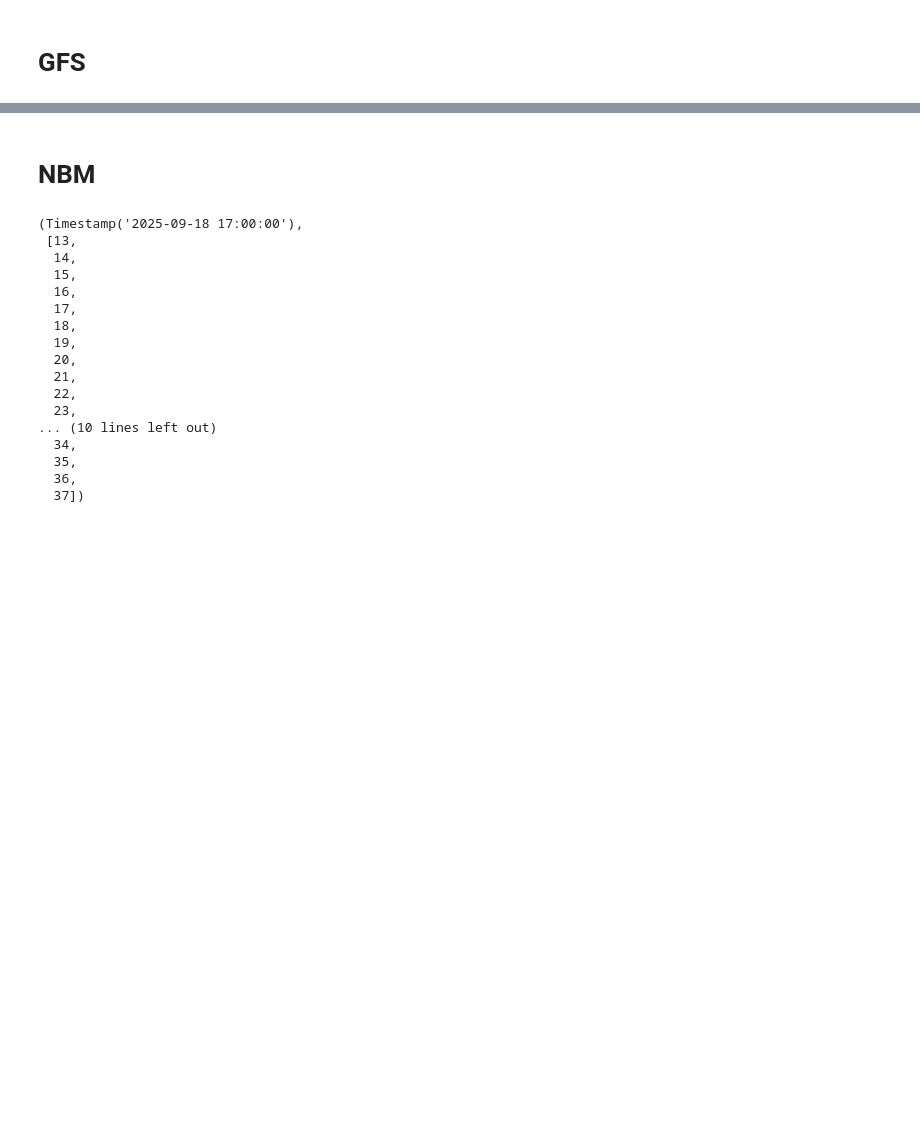
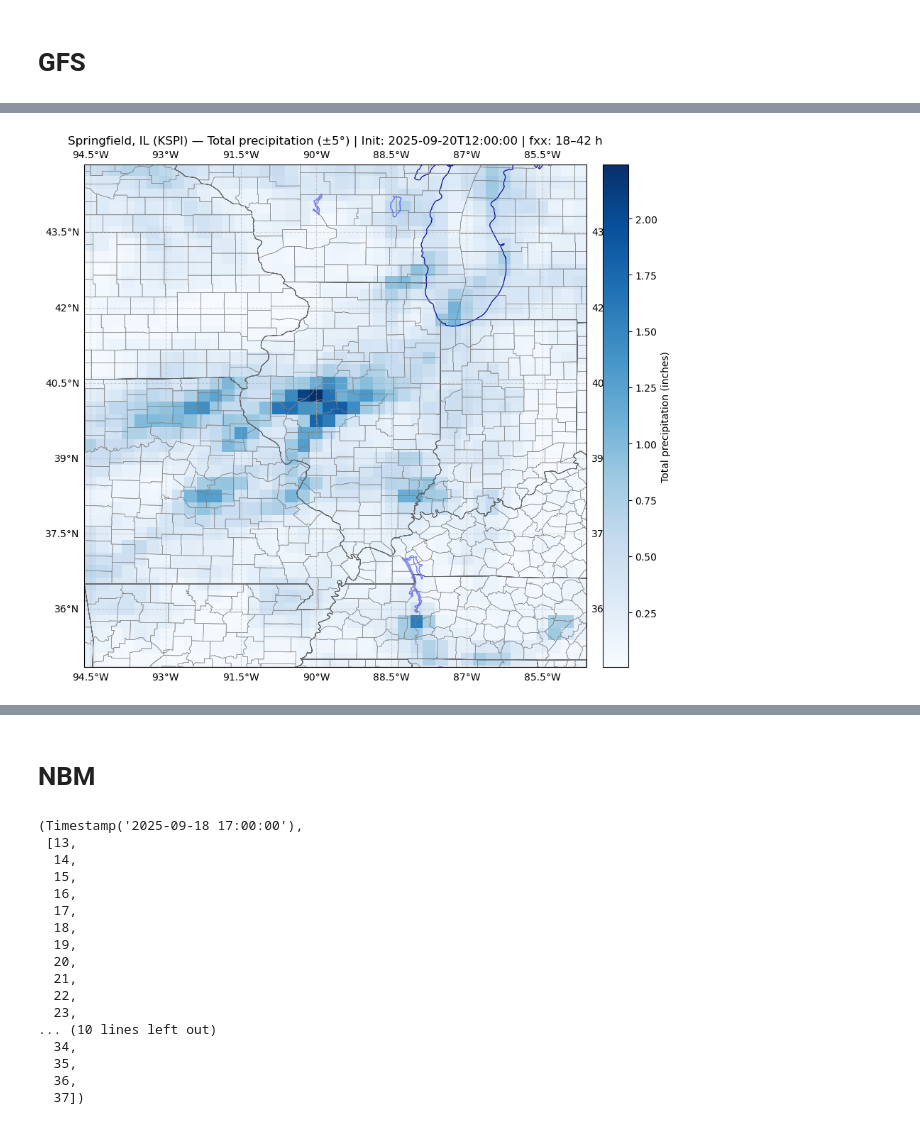
Before and after one commit to jameslarsonclimate/website, a Jupyter notebook: weather-forecasts/getForecast_wxChallenge-pushGitHub-experimental.ipynb, the cells around one changed output, grey strips where cells are left out. Drawn from its saved outputs; the diff is of its cells as text; code cells hidden in the pictures; blank space fills up the shorter version.

```diff
--- a/weather-forecasts/getForecast_wxChallenge-pushGitHub-experimental.ipynb
+++ b/weather-forecasts/getForecast_wxChallenge-pushGitHub-experimental.ipynb
@@ -166,7 +232,7 @@ warnings.filterwarnings("ignore", message="Engine 'gini' loading failed.*", cate
 cityName = 'Kansas City, MO (KMCI)'
 points = pd.DataFrame({"longitude": [-94.711], "latitude": [39.301]})
 cityName = 'Springfield, IL (KSPI)'
-points = pd.DataFrame({"longitude": [-89.6167], "latitude": [39.8442]})'
+points = pd.DataFrame({"longitude": [-89.6167], "latitude": [39.8442]})
 
 
 # ISO timestamp (UTC) for metadata and git commit message
@@ -180,11 +246,11 @@ init_gfs = get_latest_forecast_cycle(model="GFS")
 fxx_gfs = calculate_forecast_range(init_gfs, model="GFS")
 
 # request fields (product string may vary by deployment; adjust if needed)
-H = FastHerbie([init_gfs], model="gfs", product="pgrb2.0p25", fxx=fxx_gfs)
+H_gfs = FastHerbie([init_gfs], model="gfs", product="pgrb2.0p25", fxx=fxx_gfs)
 
 # 2 m temperature -> convert K to °F
-t2m_gfs = H.xarray("TMP:2 m above", backend_kwargs={'decode_times': False}
-                ).herbie.pick_points(points, method="nearest")['t2m'].sel(point=0)[1:]  # skip first timestep which is included for precip only
+t2m_gfs = H_gfs.xarray("TMP:2 m above", backend_kwargs={'decode_times': False}
+                ).herbie.pick_points(points, method="nearest")['t2m'].sel(point=0)
 t2m_f = (t2m_gfs - 273.15) * 9.0/5.0 + 32.0
 tmax_gfs = float(t2m_f.max().values)
 tmin_gfs = float(t2m_f.min().values)
@@ -192,10 +258,10 @@ init_times_gfs = convert_time_to_datetime64(t2m_gfs.time.values)
 valid_times_gfs = convert_time_to_datetime64(t2m_gfs.valid_time.values)
 
 # wind components -> magnitude (m/s -> kt)
-u10 = H.xarray("UGRD:10 m above ground", backend_kwargs={'decode_times': False}
-                ).herbie.pick_points(points, method="nearest")['u10'][1:]  # skip first timestep which is included for precip only
-v10 = H.xarray("VGRD:10 m above ground", backend_kwargs={'decode_times': False}
-                ).herbie.pick_points(points, method="nearest")['v10'][1:]  # skip first timestep which is included for precip only
+u10 = H_gfs.xarray("UGRD:10 m above ground", backend_kwargs={'decode_times': False}
+                ).herbie.pick_points(points, method="nearest")['u10']
+v10 = H_gfs.xarray("VGRD:10 m above ground", backend_kwargs={'decode_times': False}
+                ).herbie.pick_points(points, method="nearest")['v10']
 wind_max_gfs = float((np.sqrt(u10**2 + v10**2)).max().values) * 1.94384
 
 # total precipitation (sum over steps) -> convert mm -> inches
@@ -203,12 +269,12 @@ wind_max_gfs = float((np.sqrt(u10**2 + v10**2)).max().values) * 1.94384
 #                 ).herbie.pick_points(points, method="nearest")['tp'].sel(point=0)
 # precip_in = float(tp.sum().values) * 0.0393701
 # Total precipitation from APCP (convert mm -> in); compute 24h accumulation as in prior script
-tp_gfs = H.xarray(":APCP:surface:0-*", backend_kwargs={'decode_times': False}
+tp_gfs = H_gfs.xarray(":APCP:surface:0-*", backend_kwargs={'decode_times': False}
                         ).herbie.pick_points(points, method="nearest")['tp'].sel(point=0)
 tp_gfs = tp_gfs * 0.0393701   # mm -> inches (1 mm -> 0.0393701 in)
 
 # Subtract first timestep to get accumulation over the requested period (as in original)
-tp_gfs = tp_gfs[1:] - tp_gfs[0]
+tp_gfs = tp_gfs - tp_gfs[0]
 precip_gfs = float(tp_gfs.max().values)
 # %% [output]
 Fetching GFS data...
@@ -228,2 +398,64 @@ tp_gfs.plot()
 # %%
+import matplotlib.pyplot as plt
+import cartopy.crs as ccrs
+import cartopy.feature as cfeature
+from cartopy.io import shapereader as shpreader
+
+# Fetch gridded total precipitation for the same steps, sum over the steps and plot a subset +/-5° around the point
+ds_tp = H_gfs.xarray(":APCP:surface:0-*", backend_kwargs={'decode_times': False}
+                        )
+da_tp = ds_tp['tp'][-1]
+
+# Sum accumulated precipitation over the step dimension to get total (units: meters)
+da_total_in = da_tp * 0.0393701 # Convert meters -> inches
+
+# Center from points dataframe
+center_lon = float(points.longitude.iloc[0])
+center_lat = float(points.latitude.iloc[0])
+lon0, lon1 = center_lon - 5.0, center_lon + 5.0
+lat0, lat1 = center_lat - 5.0, center_lat + 5.0
+
+# Normalize longitude to -180..180 if needed
+if da_total_in.longitude.max() > 180:
+    lons = ((da_total_in.longitude + 180) % 360) - 180
+    da_total_in = da_total_in.assign_coords(longitude=lons).sortby('longitude')
+
+# Subset using boolean indexing to avoid issues with coordinate ordering
+da_sel = da_total_in.where(
+    (da_total_in.longitude >= min(lon0, lon1)) & (da_total_in.longitude <= max(lon0, lon1)),
+    drop=True
+)
+da_sel = da_sel.where(
+    (da_sel.latitude >= min(lat0, lat1)) & (da_sel.latitude <= max(lat0, lat1)),
+    drop=True
+)
+
+# Plot with cartopy for geographic features
+fig, ax = plt.subplots(figsize=(12, 8), subplot_kw={'projection': ccrs.PlateCarree()})
+# Use xarray's built-in pcolormesh plotting (handles lat/lon coords)
+c = da_sel.plot.pcolormesh(
+    ax=ax, x='longitude', y='latitude', cmap='Blues', shading='auto', add_colorbar=False, transform=ccrs.PlateCarree()
+)
+cb = fig.colorbar(c, ax=ax, orientation='vertical', pad=0.02)
+cb.set_label('Total precipitation (inches)')
+
+# Add geographic features
+ax.add_feature(cfeature.BORDERS, linestyle='--', edgecolor='black', linewidth=0.8)
+ax.add_feature(cfeature.STATES, edgecolor='black', linewidth=0.6)
+ax.add_feature(cfeature.COASTLINE, edgecolor='black', linewidth=0.6)
+ax.add_feature(cfeature.LAND, facecolor='lightgray', alpha=0.5)
+ax.add_feature(cfeature.LAKES, edgecolor='blue', facecolor='none', alpha=0.5)
+
+# Add county boundaries using a shapefile
+shapefile = shpreader.natural_earth(resolution='10m', category='cultural', name='admin_2_counties')
+counties = shpreader.Reader(shapefile).geometries()
+ax.add_geometries(counties, ccrs.PlateCarree(), edgecolor='gray', facecolor='none', linewidth=0.4)
+
+# Set title and labels
+ax.set_title(f"{cityName} — Total precipitation (±5°) | Init: {pd.Timestamp(init_gfs).isoformat()} | fxx: {fxx_gfs[0]}–{fxx_gfs[-1]} h")
+ax.set_extent([min(lon0, lon1), max(lon0, lon1), min(lat0, lat1), max(lat0, lat1)], crs=ccrs.PlateCarree())
+ax.gridlines(draw_labels=True, linestyle='--', alpha=0.5)
+
+plt.tight_layout()
+plt.show()
 # %% [output]
@@ -230,0 +462 @@ Timestamp('2025-09-18 12:00:00')
+[figure, added]
```
Also changed, not shown: parts of 9 cells of this notebook, 7 other files.
